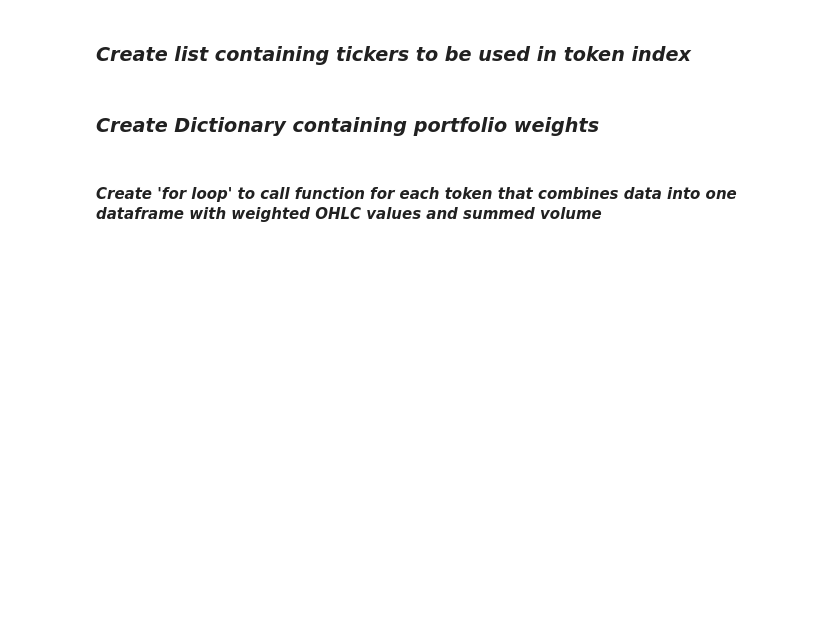
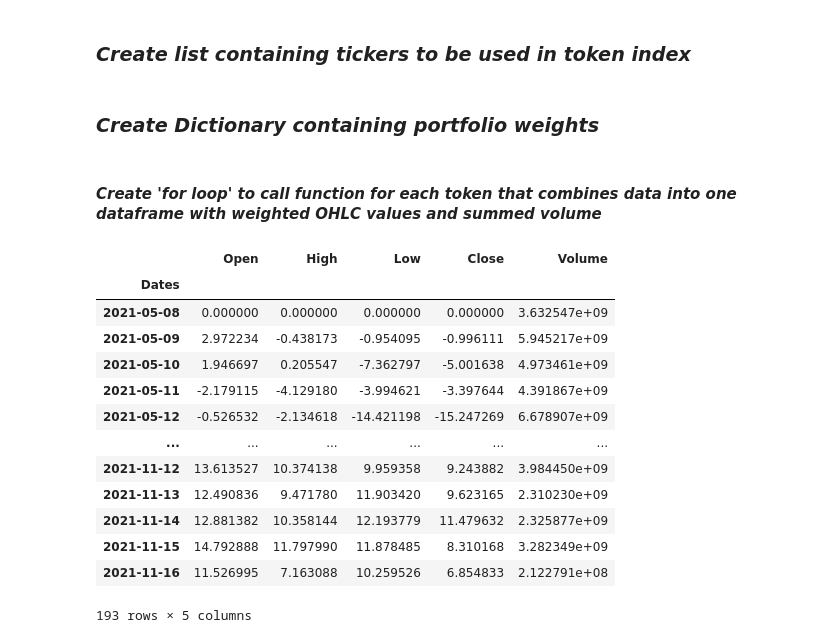
Before and after one commit to tjmcdowelldotcom/PennGroupProject1, a Jupyter notebook: PenngroupprojectTJ2.ipynb, the cells around one changed output. Drawn from its saved outputs; the diff is of its cells as text; code cells hidden in the pictures; blank space fills up the shorter version.

```diff
--- a/PenngroupprojectTJ2.ipynb
+++ b/PenngroupprojectTJ2.ipynb
@@ -118,0 +159,20 @@ for x in kucoin_tokens:
+# %%
+ohlc_norm = pd.DataFrame(((ohlc-(ohlc.iloc[0]))/ohlc.iloc[0])*100)
+ohlc_vol = [ohlc_norm,vol]
+index_frame = pd.concat(ohlc_vol, axis=1, join = 'inner')
+index_frame
+# %% [output]
+|  | Open | High | Low | Close | Volume |
+| Dates |  |  |  |  |  |
+| 2021-05-08 | 0.000000 | 0.000000 | 0.000000 | 0.000000 | 3.632547e+09 |
+| 2021-05-09 | 2.972234 | -0.438173 | -0.954095 | -0.996111 | 5.945217e+09 |
+| 2021-05-10 | 1.946697 | 0.205547 | -7.362797 | -5.001638 | 4.973461e+09 |
+| 2021-05-11 | -2.179115 | -4.129180 | -3.994621 | -3.397644 | 4.391867e+09 |
+| 2021-05-12 | -0.526532 | -2.134618 | -14.421198 | -15.247269 | 6.678907e+09 |
+| ... | ... | ... | ... | ... | ... |
+| 2021-11-12 | 13.613527 | 10.374138 | 9.959358 | 9.243882 | 3.984450e+09 |
+| 2021-11-13 | 12.490836 | 9.471780 | 11.903420 | 9.623165 | 2.310230e+09 |
+| 2021-11-14 | 12.881382 | 10.358144 | 12.193779 | 11.479632 | 2.325877e+09 |
+| 2021-11-15 | 14.792888 | 11.797990 | 11.878485 | 8.310168 | 3.282349e+09 |
+| 2021-11-16 | 11.526995 | 7.163088 | 10.259526 | 6.854833 | 2.122791e+08 |
+193 rows × 5 columns
```
Also changed, not shown: parts of 6 cells of this notebook.
